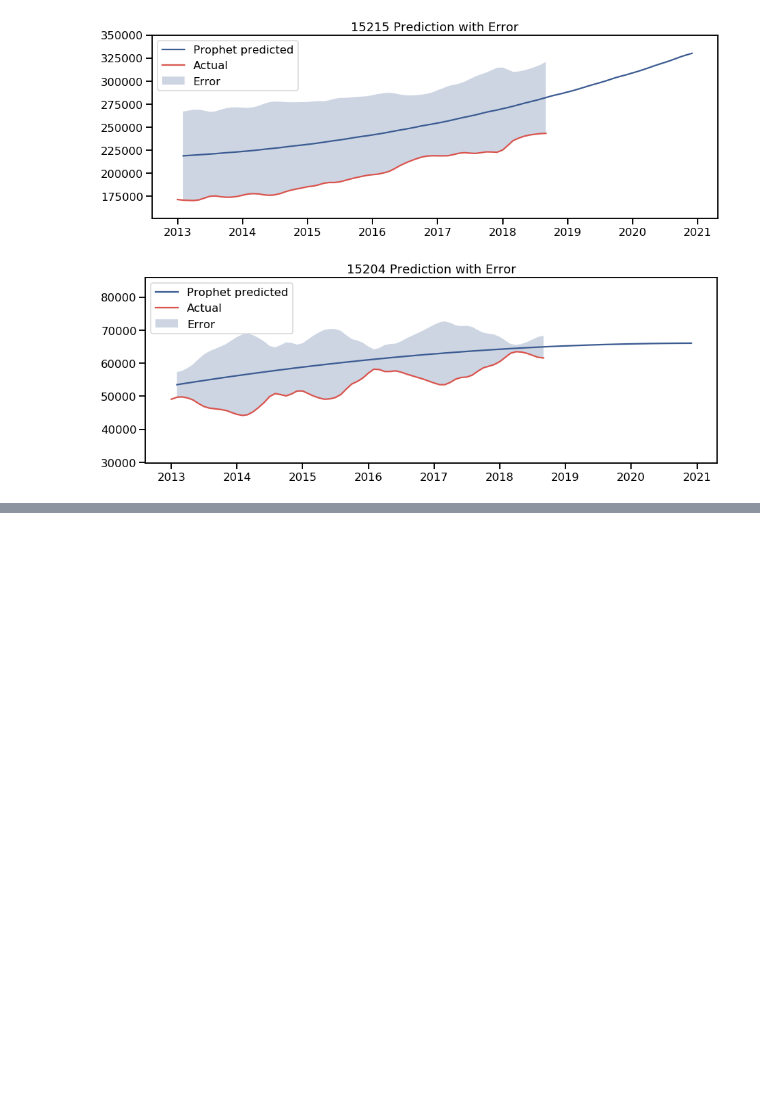
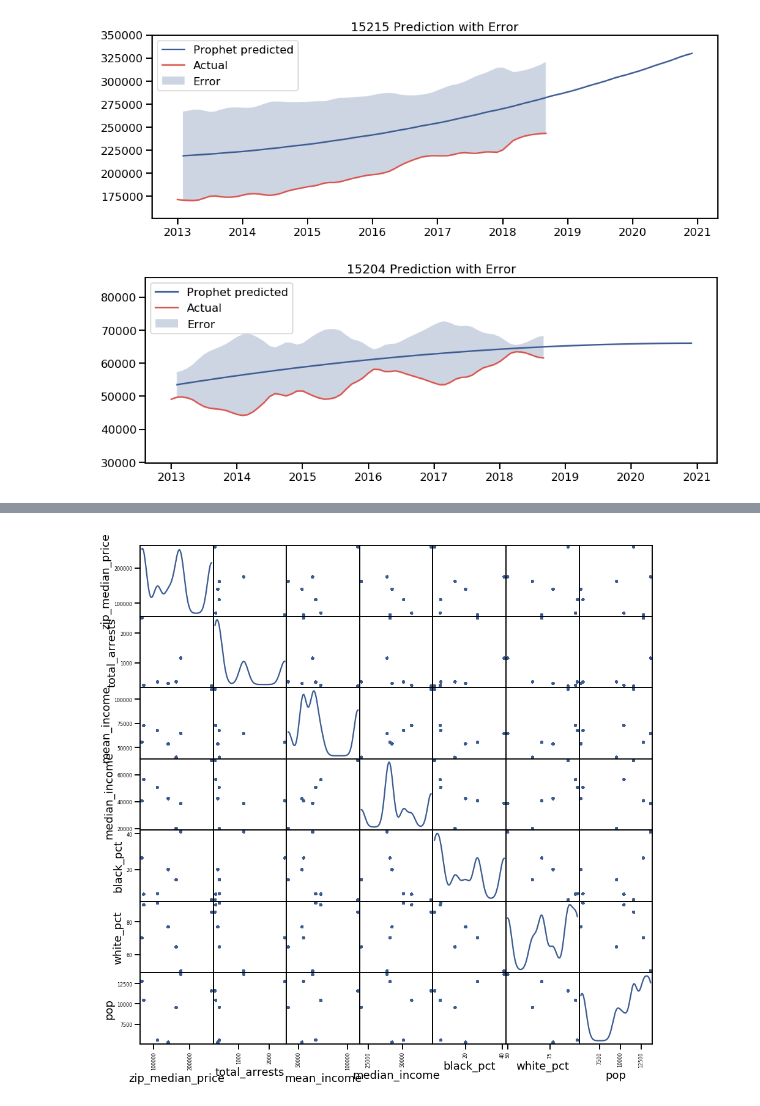
Before and after one commit to oxenfree/Pittsburgh-Real-Estate-Data-Analysis, a Jupyter notebook: main.ipynb, the cells around one changed output, grey strips where cells are left out. Drawn from its saved outputs; the diff is of its cells as text; code cells hidden in the pictures; blank space fills up the shorter version.

```diff
--- a/main.ipynb
+++ b/main.ipynb
@@ -494,16 +665,17 @@ todo_bueno.shape
 # %%
 from pandas.plotting import scatter_matrix
-numerics = ['total_arrests', 'zip_median_price', 'median_income', 'black_pct', 'white_pct', 'pop', 'price']
-sm = scatter_matrix(np.log(whole_enchilada[numerics]), figsize=(15, 9), diagonal='kde', alpha=.65)
+sm = scatter_matrix(final_set[aggregate_attributes], figsize=(15, 15), diagonal='kde', alpha=.65)
 #Change label rotation
-[s.xaxis.label.set_rotation(45) for s in sm.reshape(-1)]
-[s.yaxis.label.set_rotation(0) for s in sm.reshape(-1)]
+# [s.xaxis.label.set_rotation(45) for s in sm.reshape(-1)]
+# [s.yaxis.label.set_rotation(0) for s in sm.reshape(-1)]
 
 #May need to offset label when rotating to prevent overlap of figure
-[s.get_yaxis().set_label_coords(-.7, 0.5) for s in sm.reshape(-1)]
+# [s.get_yaxis().set_label_coords(-.7, 0.5) for s in sm.reshape(-1)]
 
-#Hide all ticks
-[s.set_xticks(()) for s in sm.reshape(-1)]
-[s.set_yticks(()) for s in sm.reshape(-1)]
+# #Hide all ticks
+# [s.set_xticks(()) for s in sm.reshape(-1)]
+# [s.set_yticks(()) for s in sm.reshape(-1)]
 
 plt.show()
+# %% [output]
+[figure, added]
```
Also changed, not shown: parts of 10 cells of this notebook.
